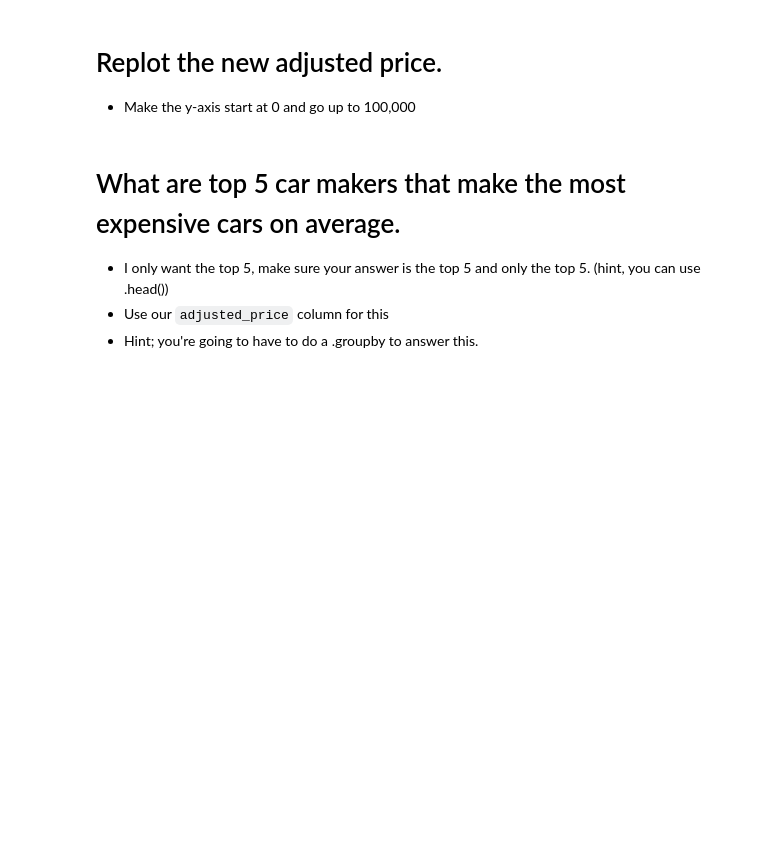
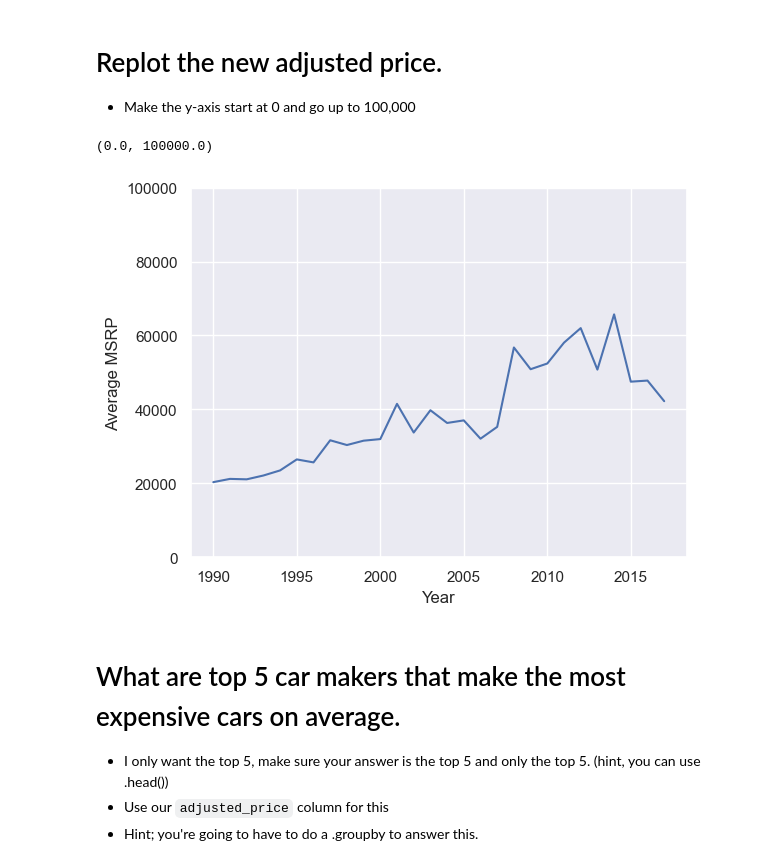
Before and after one commit to dwang312/ctp-2022-fall-data-science, a Jupyter notebook: Week-02-EDA/Exercise-EDA.ipynb, the cells around one changed output. Cells and saved outputs as stored; diff of their text form; code cells hidden in the pictures; blank space fills up the shorter version.

Commit message:
W2 - adjusted price

```diff
--- a/Week-02-EDA/Exercise-EDA.ipynb
+++ b/Week-02-EDA/Exercise-EDA.ipynb
@@ -193,6 +188,8 @@ Make a new column that is called `adjusted_price`, that contains all prices, how
    * Hint; you might need to use our old friend `np.where`
 # %%
 # Make a column where is 10 when year is less than 2000, else 1.
-
+c1 = df['Year'] <= 2000
+df['adjusted_price'] = np.where(c1, df['MSRP']*10, df['MSRP'])
 
 # Multiply the MSRP by the price adjuster.
+df.head()
@@ -204,3 +206,15 @@ Make a new column that is called `adjusted_price`, that contains all prices, how
+# %%
+# Plot new prices
+# Make a timeline line chart in which the x-axis is the year, and the y-axis is the average MSRP.
+gby = df.groupby('Year')
+carYearAverage = gby['adjusted_price'].mean()
+
+ax = sns.lineplot(data=carYearAverage)
+ax.set(ylabel = "Average MSRP")
+ax.set_ylim(0,100000)
+# %% [output]
+(0.0, 100000.0)
+[figure, added]
 # %% [markdown]
 # What are top 5 car makers that make the most expensive cars on average.
 * I only want the top 5, make sure your answer is the top 5 and only the top 5. (hint, you can use .head())
```
Also changed, not shown: parts of 3 cells of this notebook.
